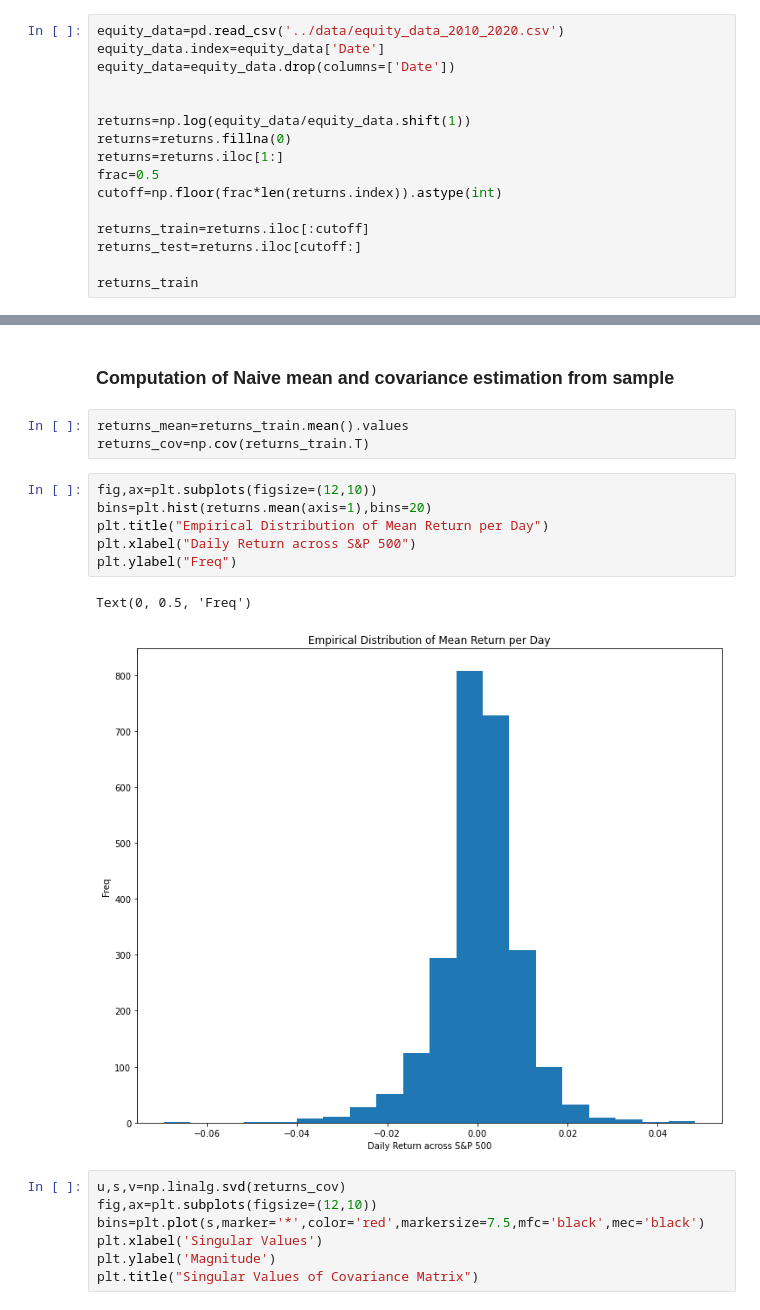
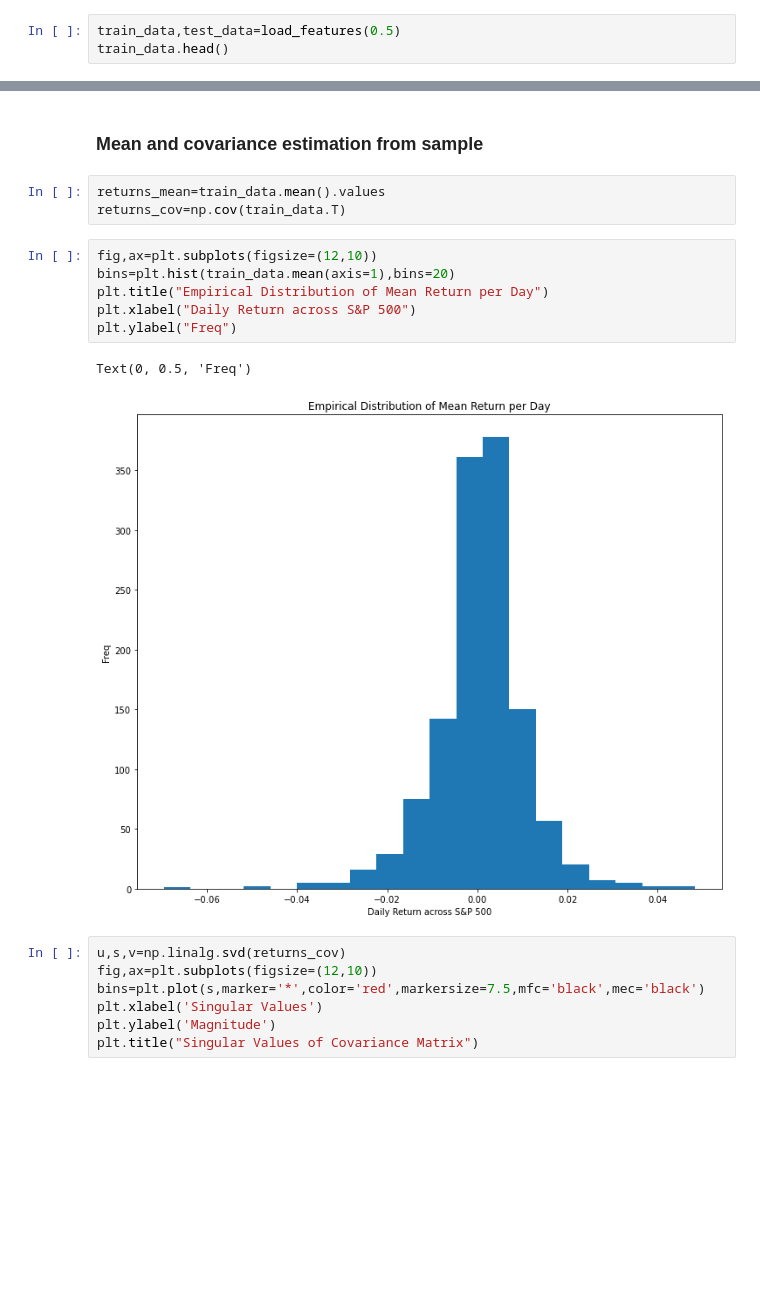
Before and after one commit to jasonbohne123/Split_Bregman_MPT, a Jupyter notebook: Split_Bregman/Split_Bregman_Portfolio.ipynb, the cells around one changed output, grey strips where cells are left out. Cells and saved outputs as stored; diff of their text form; blank space fills up the shorter version.

```diff
--- a/Split_Bregman/Split_Bregman_Portfolio.ipynb
+++ b/Split_Bregman/Split_Bregman_Portfolio.ipynb
@@ -18,19 +21,6 @@ import matplotlib.pyplot as plt
 # %%
-equity_data=pd.read_csv('../data/equity_data_2010_2020.csv')
-equity_data.index=equity_data['Date']
-equity_data=equity_data.drop(columns=['Date'])
-
-
-returns=np.log(equity_data/equity_data.shift(1))
-returns=returns.fillna(0)
-returns=returns.iloc[1:]
-frac=0.5
-cutoff=np.floor(frac*len(returns.index)).astype(int)
-
-returns_train=returns.iloc[:cutoff]
-returns_test=returns.iloc[cutoff:]
-
-returns_train
+train_data,test_data=load_features(0.5)
+train_data.head()
 # %% [output]
 |  | MMM | AOS | ABT | ABBV | ABMD | ACN | ATVI | ADM | ADBE | ADP | ... | ... |
 | Date |  |  |  |  |  |  |  |  |  |  |  | ... |
@@ -49,17 +33,17 @@ returns_train
 # %% [markdown]
-### Computation of Naive mean and covariance estimation from sample
+### Mean and covariance estimation from sample
 # %%
-returns_mean=returns_train.mean().values
-returns_cov=np.cov(returns_train.T)
+returns_mean=train_data.mean().values
+returns_cov=np.cov(train_data.T)
 # %%
 fig,ax=plt.subplots(figsize=(12,10))
-bins=plt.hist(returns.mean(axis=1),bins=20)
+bins=plt.hist(train_data.mean(axis=1),bins=20)
 plt.title("Empirical Distribution of Mean Return per Day")
 plt.xlabel("Daily Return across S&P 500")
 plt.ylabel("Freq")
 # %% [output]
 Text(0, 0.5, 'Freq')
-[figure, old version]
+[figure, new version]
 # %%
 u,s,v=np.linalg.svd(returns_cov)
 fig,ax=plt.subplots(figsize=(12,10))
```
Also changed, not shown: parts of 20 cells of this notebook, 1 other file.
